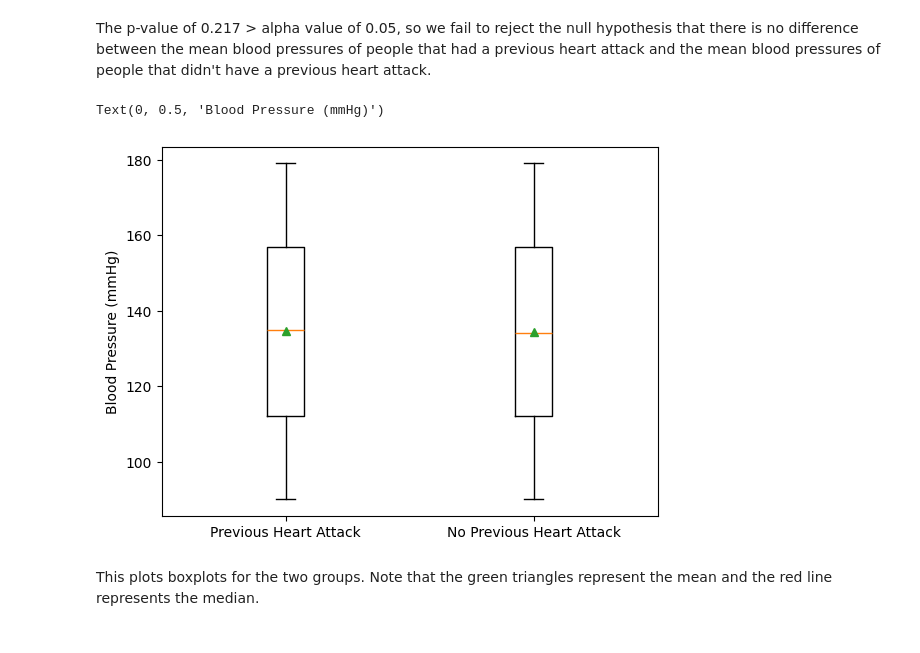
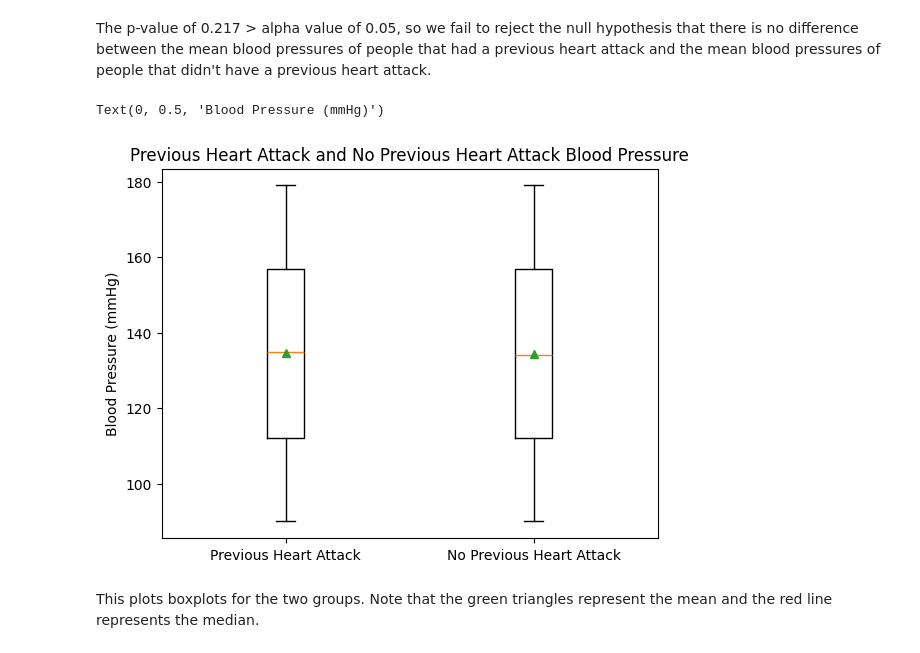
Before and after one commit to kchen3490/cmsc320-final, a Jupyter notebook: notebook.ipynb, the cells around one changed output. Saved outputs shown, nothing was run; the diff lists cells and outputs as text; code cells hidden in the pictures.

```diff
--- a/notebook.ipynb
+++ b/notebook.ipynb
@@ -85,10 +85,11 @@ P Value: 0.21653200354387594
 The p-value of 0.217 > alpha value of 0.05, so we fail to reject the null hypothesis that there is no difference between the mean blood pressures of people that had a previous heart attack and the mean blood pressures of people that didn't have a previous heart attack.
 # %%
 plt.boxplot([previous_heart_attack, no_previous_heart_attack], tick_labels=["Previous Heart Attack", "No Previous Heart Attack"], showmeans=True)
+plt.title('Previous Heart Attack and No Previous Heart Attack Blood Pressure')
 plt.ylabel('Blood Pressure (mmHg)')
 # %% [output]
 Text(0, 0.5, 'Blood Pressure (mmHg)')
-[figure, old version]
+[figure, new version]
 # %% [markdown]
 This plots boxplots for the two groups. Note that the green triangles represent the mean and the red line represents the median.
 # %% [markdown]
```
Also changed, not shown: parts of 1 cell of this notebook.
